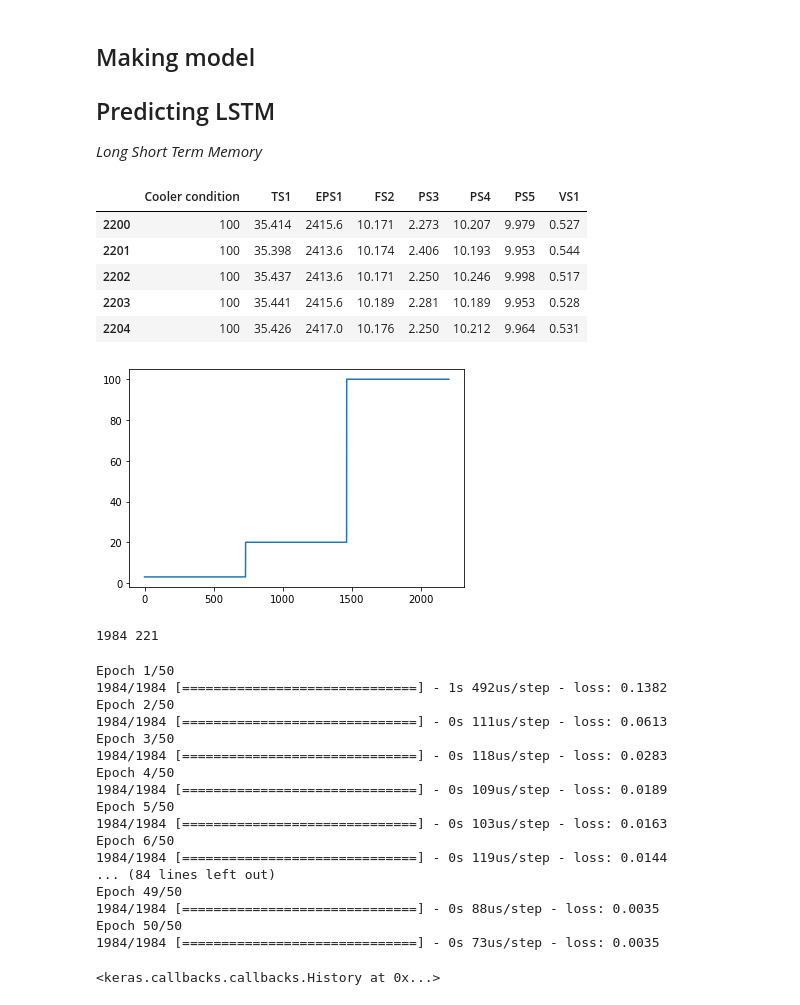
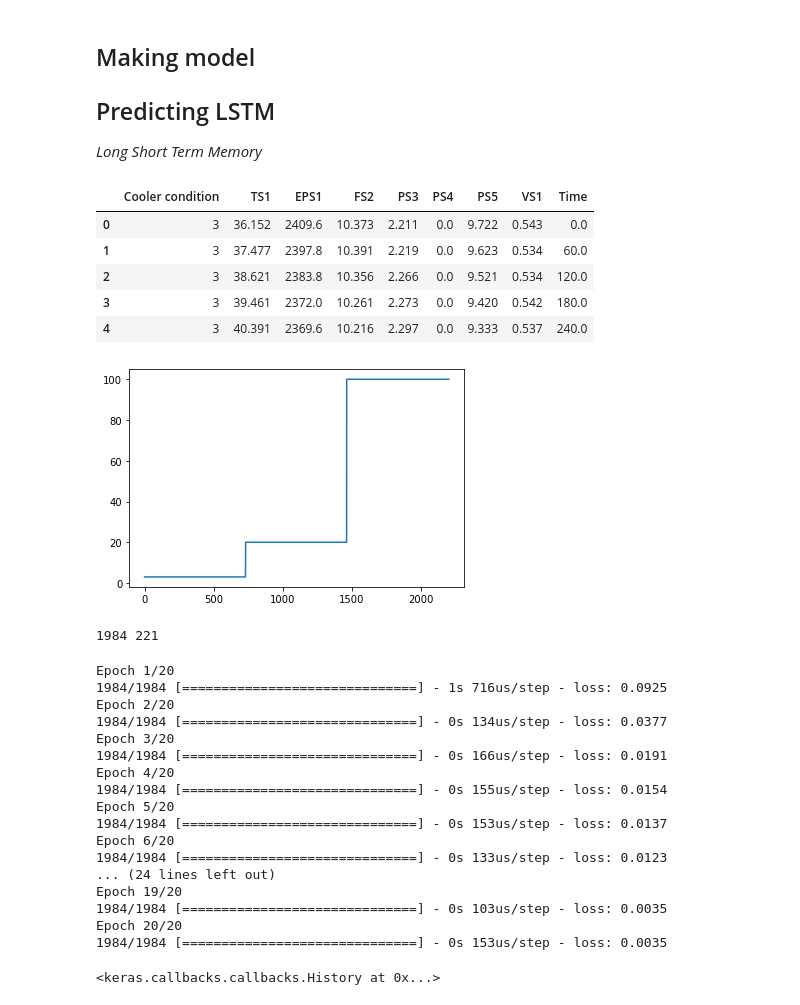
Before and after one commit to Predictive-maintenance-casus-2021/Predictive-Maintenance-supervised-learning, a Jupyter notebook: PredictiveMaintenanceMainNotebook.ipynb, the cells around one changed output. Saved outputs shown, nothing was run; the diff lists cells and outputs as text; code cells hidden in the pictures.

```diff
--- a/PredictiveMaintenanceMainNotebook.ipynb
+++ b/PredictiveMaintenanceMainNotebook.ipynb
@@ -44,0 +39,6 @@ df
+# %%
+# Add time
+df["Time"] = df.apply(
+    lambda row: row.name * 60, axis=1
+)
+df.head()
@@ -101,40 +109,42 @@ from keras.models import Sequential
 from keras.layers import LSTM,Dropout,Dense
 from sklearn.preprocessing import MinMaxScaler
 from sklearn.model_selection import train_test_split
 import numpy as np
 from sklearn import metrics
 
 plt.plot(df["Cooler condition"], label="Cooler condition plot")
 
-data = pd.DataFrame(index=range(0, len(df["Cooler condition"])), columns=["Cooler condition","TS1", "EPS1", "FS2", "PS3", "PS4", "PS5", "VS1"])
+data = pd.DataFrame(index=range(0, len(df["Cooler condition"])), columns=["Cooler condition","TS1", "EPS1", "FS2", "PS3", "PS4", "PS5", "VS1", "Time"])
 for i in range(0, len(data)):
     data["Cooler condition"][i] = df["Cooler condition"][i]
     data["TS1"][i] = df["TS1"][i]
     data["EPS1"][i] = df["EPS1"][i]
     data["FS2"][i] = df["FS2"][i]
     data["PS3"][i] = df["PS3"][i]
     data["PS4"][i] = df["PS4"][i]
     data["PS5"][i] = df["PS5"][i]
     data["VS1"][i] = df["VS1"][i]
+    data["Time"][i] = df["Time"][i]
 
 #data["Time"] = data["Time"].astype(int)
 data["Cooler condition"] = data["Cooler condition"].astype(int)
 data["TS1"] = data["TS1"].astype(float)
 data["EPS1"] = data["EPS1"].astype(float)
 data["FS2"] = data["FS2"].astype(float)
 data["PS3"] = data["PS3"].astype(float)
 data["PS4"] = data["PS4"].astype(float)
 data["PS5"] = data["PS5"].astype(float)
 data["VS1"] = data["VS1"].astype(float)
+data["Time"] = data["Time"].astype(float)
 
 data.head()
 # %% [output]
-|  | Cooler condition | TS1 | EPS1 | FS2 | PS3 | PS4 | PS5 | VS1 |
-| 2200 | 100 | 35.414 | 2415.6 | 10.171 | 2.273 | 10.207 | 9.979 | 0.527 |
-| 2201 | 100 | 35.398 | 2413.6 | 10.174 | 2.406 | 10.193 | 9.953 | 0.544 |
-| 2202 | 100 | 35.437 | 2413.6 | 10.171 | 2.250 | 10.246 | 9.998 | 0.517 |
-| 2203 | 100 | 35.441 | 2415.6 | 10.189 | 2.281 | 10.189 | 9.953 | 0.528 |
-| 2204 | 100 | 35.426 | 2417.0 | 10.176 | 2.250 | 10.212 | 9.964 | 0.531 |
+|  | Cooler condition | TS1 | EPS1 | FS2 | PS3 | PS4 | PS5 | VS1 | Time |
+| 0 | 3 | 36.152 | 2409.6 | 10.373 | 2.211 | 0.0 | 9.722 | 0.543 | 0.0 |
+| 1 | 3 | 37.477 | 2397.8 | 10.391 | 2.219 | 0.0 | 9.623 | 0.534 | 60.0 |
+| 2 | 3 | 38.621 | 2383.8 | 10.356 | 2.266 | 0.0 | 9.521 | 0.534 | 120.0 |
+| 3 | 3 | 39.461 | 2372.0 | 10.261 | 2.273 | 0.0 | 9.420 | 0.542 | 180.0 |
+| 4 | 3 | 40.391 | 2369.6 | 10.216 | 2.297 | 0.0 | 9.333 | 0.537 | 240.0 |
 [figure]
 # %%
 X_scaler=MinMaxScaler(feature_range=(0,1))
@@ -164,29 +174,29 @@ testX = np.reshape(testX, (testX.shape[0], 1, testX.shape[1]))
 # %%
 # create and fit the LSTM network
 model = Sequential()
-model.add(LSTM(7, input_shape=(look_back, 7)))
+model.add(LSTM(8, input_shape=(look_back, 8)))
 #model.add(LSTM(4, return_sequences=True,stateful=True, batch_input_shape=(1, None,  look_back)))
 model.add(Dense(1))
 model.compile(loss='mean_squared_error', optimizer='adam')
-model.fit(trainX, trainY, epochs=50, verbose=1)
+model.fit(trainX, trainY, epochs=20, verbose=1)
 # %% [output]
-Epoch 1/50
-1984/1984 [==============================] - 1s 492us/step - loss: 0.1382
-Epoch 2/50
-1984/1984 [==============================] - 0s 111us/step - loss: 0.0613
-Epoch 3/50
-1984/1984 [==============================] - 0s 118us/step - loss: 0.0283
-Epoch 4/50
-1984/1984 [==============================] - 0s 109us/step - loss: 0.0189
-Epoch 5/50
-1984/1984 [==============================] - 0s 103us/step - loss: 0.0163
-Epoch 6/50
-1984/1984 [==============================] - 0s 119us/step - loss: 0.0144
-... (84 lines left out)
-Epoch 49/50
-1984/1984 [==============================] - 0s 88us/step - loss: 0.0035
-Epoch 50/50
-1984/1984 [==============================] - 0s 73us/step - loss: 0.0035
+Epoch 1/20
+1984/1984 [==============================] - 1s 716us/step - loss: 0.0925
+Epoch 2/20
+1984/1984 [==============================] - 0s 134us/step - loss: 0.0377
+Epoch 3/20
+1984/1984 [==============================] - 0s 166us/step - loss: 0.0191
+Epoch 4/20
+1984/1984 [==============================] - 0s 155us/step - loss: 0.0154
+Epoch 5/20
+1984/1984 [==============================] - 0s 153us/step - loss: 0.0137
+Epoch 6/20
+1984/1984 [==============================] - 0s 133us/step - loss: 0.0123
+... (24 lines left out)
+Epoch 19/20
+1984/1984 [==============================] - 0s 103us/step - loss: 0.0035
+Epoch 20/20
+1984/1984 [==============================] - 0s 153us/step - loss: 0.0035
 <keras.callbacks.callbacks.History at 0x...>
 # %%
 #Try to predict a portion of the dataset with the trained model
```
Also changed, not shown: parts of 9 cells of this notebook.
